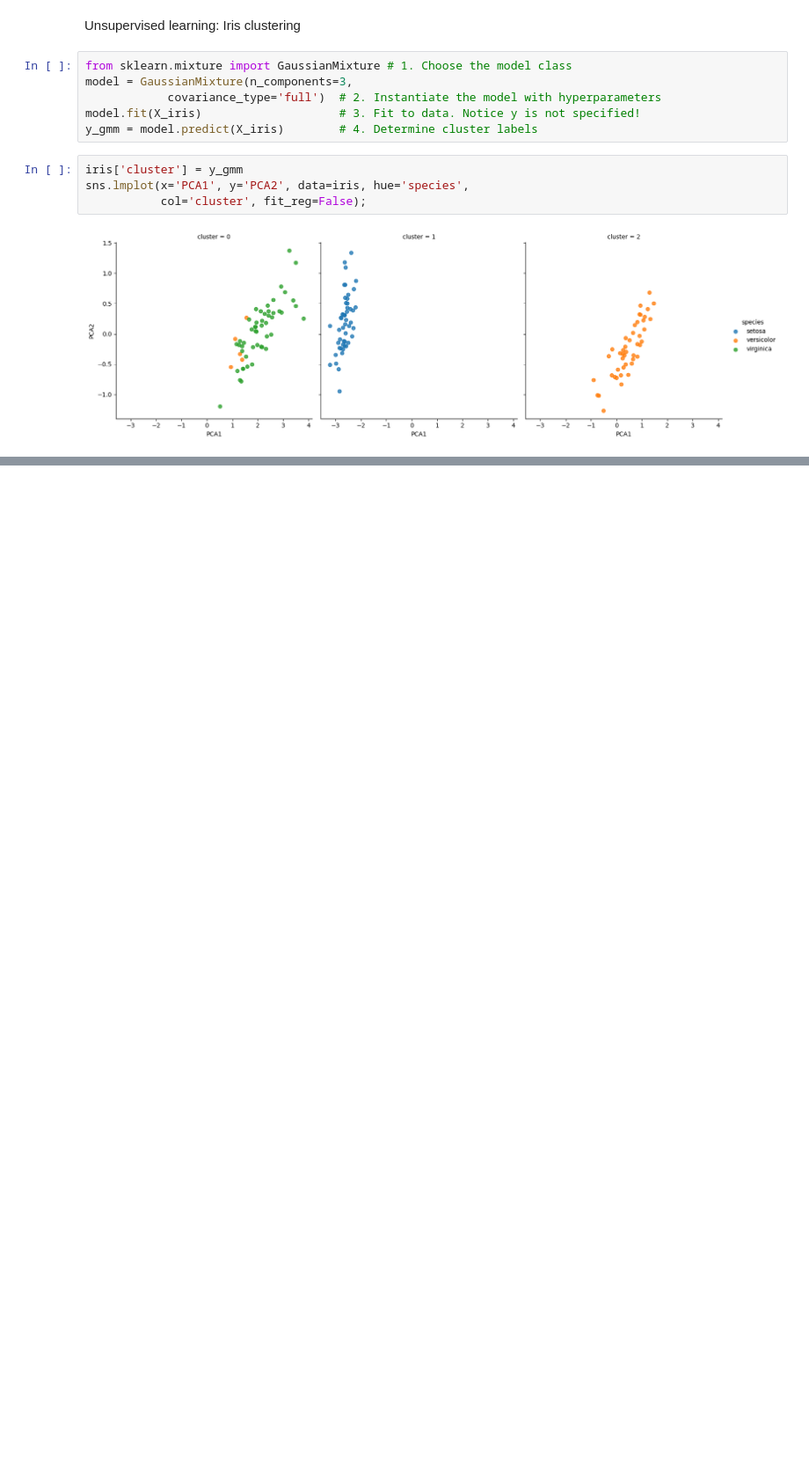
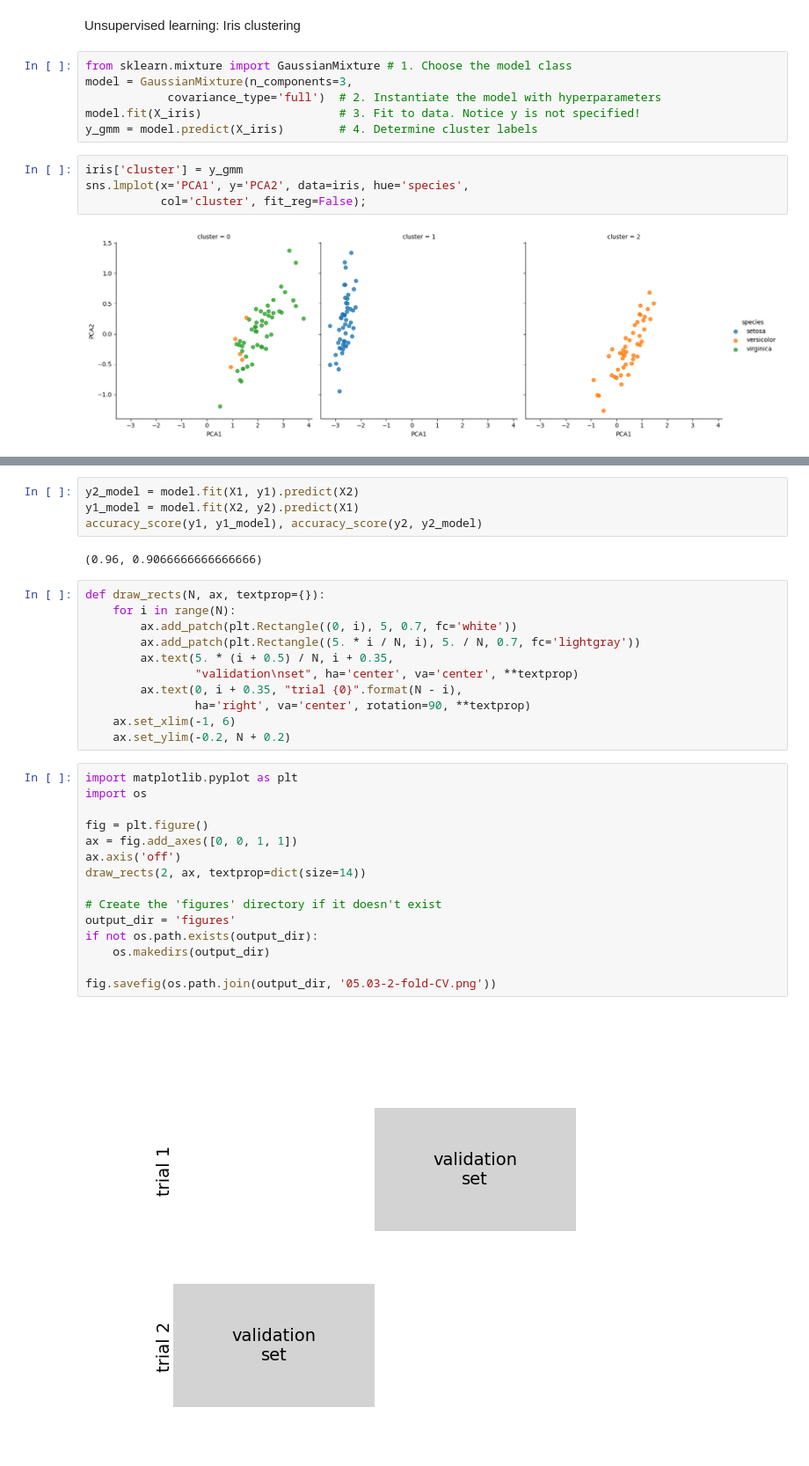
Before and after one commit to AdriannMo/Mineria_de_Datos, a Jupyter notebook: Copia_de_Minería_de_Datos.ipynb, the cells around one changed output, grey strips where cells are left out. Shown at 88% size. Drawn from its saved outputs; the diff is of its cells as text; blank space fills up the shorter version.

```diff
--- a/Copia_de_Minería_de_Datos.ipynb
+++ b/Copia_de_Minería_de_Datos.ipynb
@@ -1927,0 +1960,34 @@ sns.lmplot(x='PCA1', y='PCA2', data=iris, hue='species',
+# %%
+y2_model = model.fit(X1, y1).predict(X2)
+y1_model = model.fit(X2, y2).predict(X1)
+accuracy_score(y1, y1_model), accuracy_score(y2, y2_model)
+# %% [output]
+(0.96, 0.9066666666666666)
+# %%
+def draw_rects(N, ax, textprop={}):
+    for i in range(N):
+        ax.add_patch(plt.Rectangle((0, i), 5, 0.7, fc='white'))
+        ax.add_patch(plt.Rectangle((5. * i / N, i), 5. / N, 0.7, fc='lightgray'))
+        ax.text(5. * (i + 0.5) / N, i + 0.35,
+                "validation\nset", ha='center', va='center', **textprop)
+        ax.text(0, i + 0.35, "trial {0}".format(N - i),
+                ha='right', va='center', rotation=90, **textprop)
+    ax.set_xlim(-1, 6)
+    ax.set_ylim(-0.2, N + 0.2)
+# %%
+import matplotlib.pyplot as plt
+import os
+
+fig = plt.figure()
+ax = fig.add_axes([0, 0, 1, 1])
+ax.axis('off')
+draw_rects(2, ax, textprop=dict(size=14))
+
+# Create the 'figures' directory if it doesn't exist
+output_dir = 'figures'
+if not os.path.exists(output_dir):
+    os.makedirs(output_dir)
+
+fig.savefig(os.path.join(output_dir, '05.03-2-fold-CV.png'))
+# %% [output]
+[figure, added]
```
Also changed, not shown: parts of 17 cells of this notebook.
